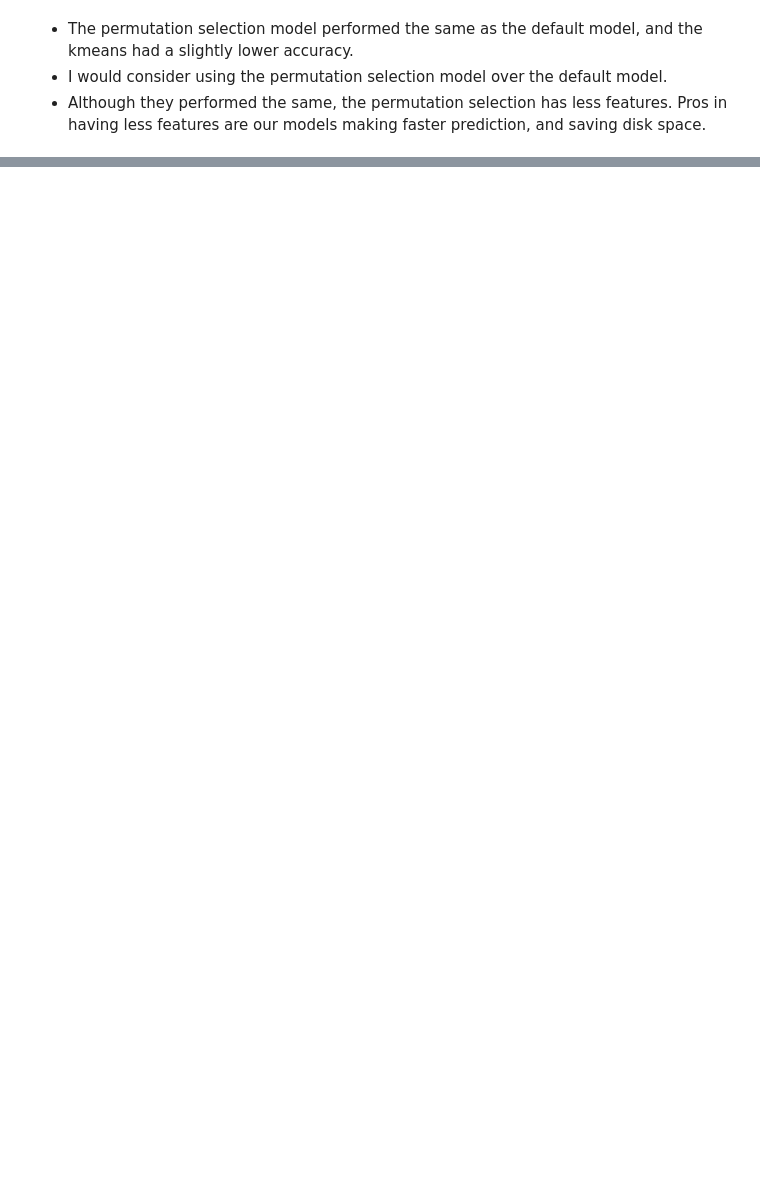
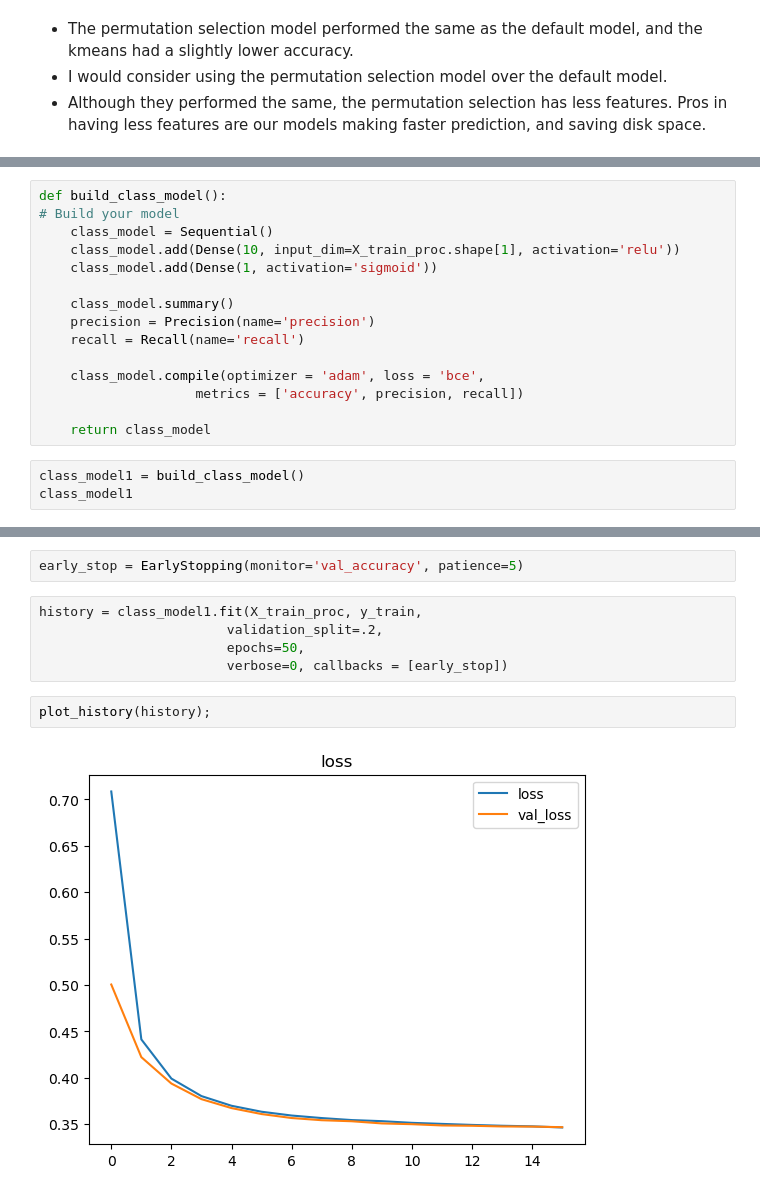
Before and after one commit to carlolopez03/Car-Insurance-Data, a Jupyter notebook: Car Insurance ML.ipynb, the cells around one changed output, grey strips where cells are left out. Cells and saved outputs as stored; diff of their text form; blank space fills up the shorter version.

```diff
--- a/Car Insurance ML.ipynb
+++ b/Car Insurance ML.ipynb
@@ -645,0 +687,18 @@ Name: permutation importance, dtype: float64
+# %%
+def build_class_model():
+# Build your model
+    class_model = Sequential()
+    class_model.add(Dense(10, input_dim=X_train_proc.shape[1], activation='relu'))
+    class_model.add(Dense(1, activation='sigmoid'))
+
+    class_model.summary()
+    precision = Precision(name='precision')
+    recall = Recall(name='recall')
+
+    class_model.compile(optimizer = 'adam', loss = 'bce',
+                    metrics = ['accuracy', precision, recall])
+
+    return class_model
+# %%
+class_model1 = build_class_model()
+class_model1
@@ -645,0 +720,11 @@ Name: permutation importance, dtype: float64
+# %%
+early_stop = EarlyStopping(monitor='val_accuracy', patience=5)
+# %%
+history = class_model1.fit(X_train_proc, y_train,
+                        validation_split=.2,
+                        epochs=50,
+                        verbose=0, callbacks = [early_stop])
+# %%
+plot_history(history);
+# %% [output]
+[figure, added]
```
Also changed, not shown: parts of 34 cells of this notebook.
